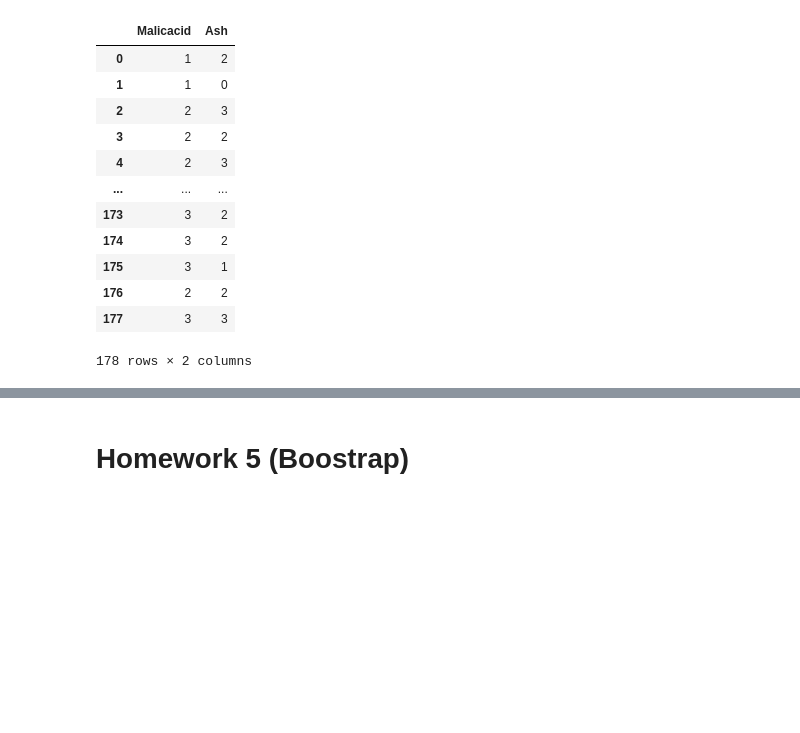
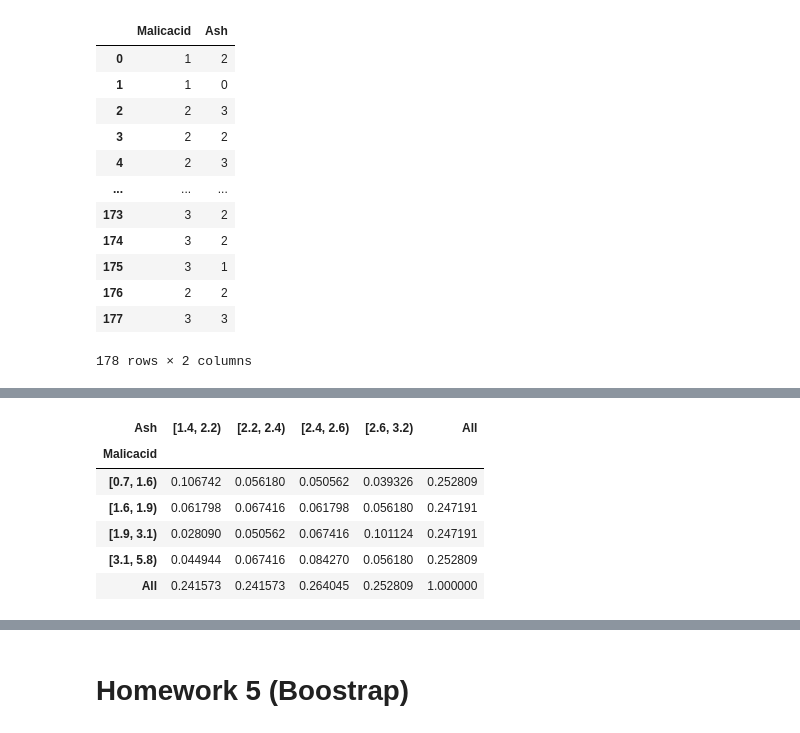
Before and after one commit to Chpel/CoDA-Project, a Jupyter notebook: Wine.ipynb, the cells around one changed output, grey strips where cells are left out. Saved outputs shown, nothing was run; the diff lists cells and outputs as text; code cells hidden in the pictures; blank space fills up the shorter version.

```diff
--- a/Wine.ipynb
+++ b/Wine.ipynb
@@ -378 +400,12 @@ tb
 | All | 43 | 43 | 47 | 45 | 178 |
+# %%
+#relative frequencies
+tb / tb.loc['All','All']
+# %% [output]
+| Ash | [1.4, 2.2) | [2.2, 2.4) | [2.4, 2.6) | [2.6, 3.2) | All |
+| Malicacid |  |  |  |  |  |
+| [0.7, 1.6) | 0.106742 | 0.056180 | 0.050562 | 0.039326 | 0.252809 |
+| [1.6, 1.9) | 0.061798 | 0.067416 | 0.061798 | 0.056180 | 0.247191 |
+| [1.9, 3.1) | 0.028090 | 0.050562 | 0.067416 | 0.101124 | 0.247191 |
+| [3.1, 5.8) | 0.044944 | 0.067416 | 0.084270 | 0.056180 | 0.252809 |
+| All | 0.241573 | 0.241573 | 0.264045 | 0.252809 | 1.000000 |
```
Also changed, not shown: parts of 15 cells of this notebook, 6 other files.
